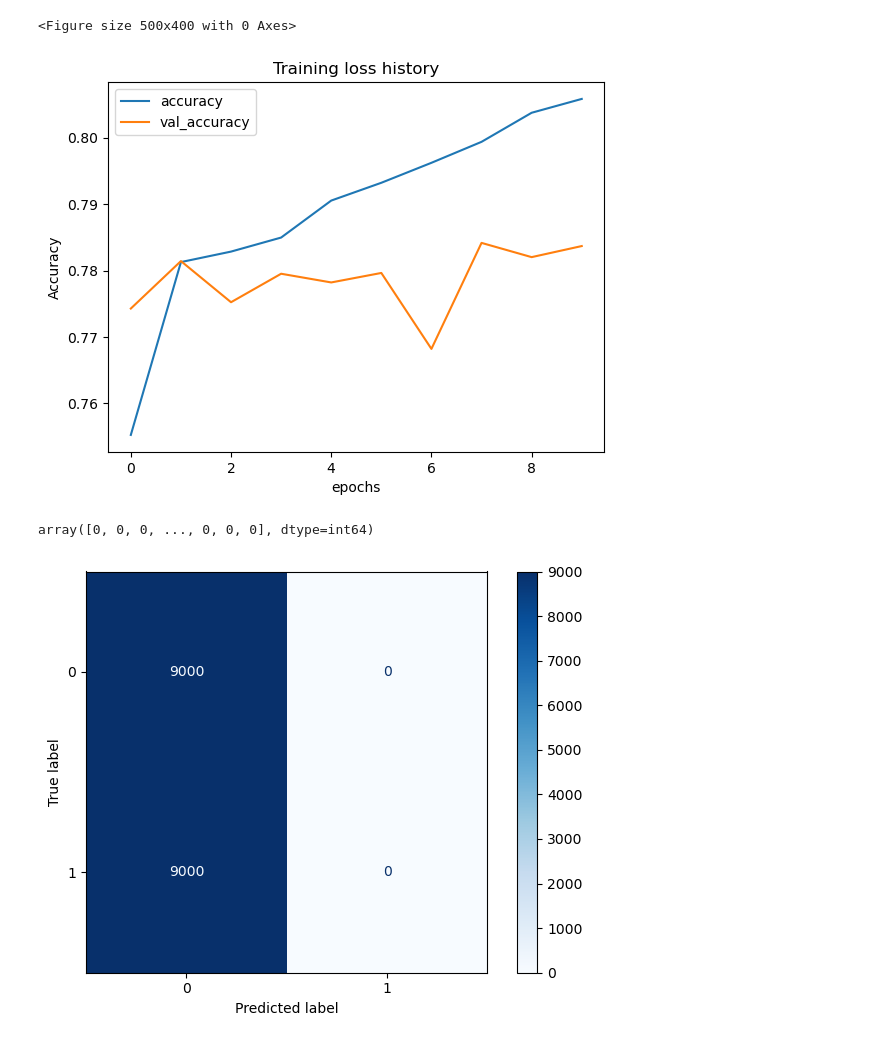
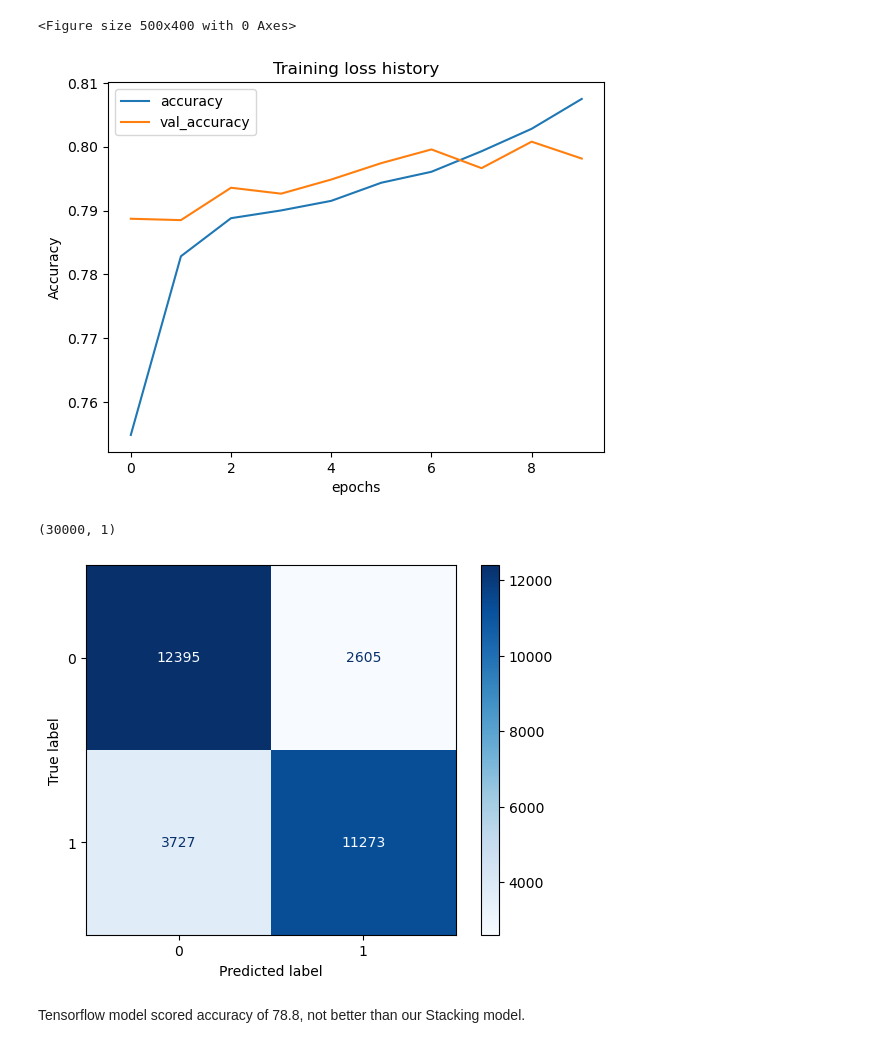
Before and after one commit to YamunaU75/FortuneMedical, a Jupyter notebook: Tensorflow.ipynb, the cells around one changed output. Cells and saved outputs as stored; diff of their text form; code cells hidden in the pictures.

```diff
--- a/Tensorflow.ipynb
+++ b/Tensorflow.ipynb
@@ -60,7 +58,7 @@ Choosing sample dataset of 30K to start with TensorFlow, and trying Random Fores
 pos_df = df[df['rating']==1]
 neg_df = df[df['rating']==0]
 # %%
-sample_size = 30000
+sample_size = 50000
 ds_pos_df = pos_df.sample(n=sample_size, random_state=42)
 ds_neg_df = neg_df.sample(n=sample_size, random_state=42)
 
@@ -132,9 +130,10 @@ X_train3_dense.shape
 # %%
-n_features = (23328, )
+n_features = (28675, )
 reg = l2(3e-3)
 tensor_med_model = Sequential()
 tensor_med_model.add(Dense(32, activation='relu', kernel_regularizer = reg, input_shape = (n_features)))
 tensor_med_model.add(Dense(16, activation='relu', kernel_regularizer = reg))
+tensor_med_model.add(Dense(8, activation='relu', kernel_regularizer = reg))
 tensor_med_model.add(Dense(1, activation = 'sigmoid'))
 # %%
 # Compile and train your model
@@ -142,6 +141,6 @@ tensor_med_model.compile(optimizer='Adam', loss='binary_crossentropy', metrics=[
 # %%
 trainCallback = EarlyStopping(monitor='loss', min_delta = 1e-6, patience = 5)
 
-history_med = tensor_med_model.fit(X_train3_dense, y_train3, epochs=10, batch_size= 50, validation_split=0.2, callbacks=[trainCallback])
+history_med = tensor_med_model.fit(X_train3_dense, y_train3, epochs=10, batch_size= 70, validation_split=0.2, callbacks=[trainCallback])
 # %% [output]
 Epoch 1/10
@@ -206,22 +205,24 @@ plt.savefig('training_accuracy_history.png', dpi=300)
 plt.show()
 # %% [output]
 <Figure size 500x400 with 0 Axes>
-[figure, old version]
+[figure, new version]
 # %%
-predicted = np.argmax(y_proba, axis=-1)
-predicted
+# setting threshold as 0.5 to distinguish positive and negative ratings.
+
+threshold = 0.5
+predicted = (y_proba> threshold).astype(int)
+print(predicted.shape)
 # %% [output]
-array([0, 0, 0, ..., 0, 0, 0], dtype=int64)
+(30000, 1)
 # %%
 cm_digits = confusion_matrix(y_test3, predicted)
-disp2 = ConfusionMatrixDisplay(
+disp = ConfusionMatrixDisplay(
     confusion_matrix=cm_digits)
 
-disp2.plot(cmap=plt.cm.Blues)
-plt.tight_layout()
-# Saved the figure
-disp2.figure_.savefig('confusion_matrix_Tensor.png', dpi=300)
-
+disp.plot(cmap=plt.cm.Blues)
+plt.savefig('confusion_matrix_tensor.png', dpi=300)
 plt.show()
 # %% [output]
-[figure, old version]
+[figure, new version]
+# %% [markdown]
+Tensorflow model scored accuracy of 78.8, not better than our Stacking model.
```
Also changed, not shown: parts of 9 cells of this notebook, 2 other files.
